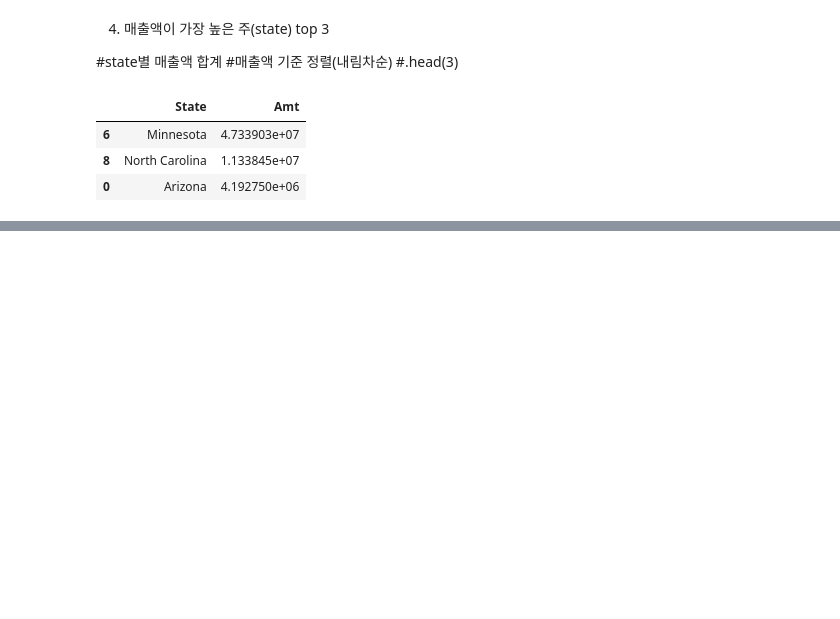
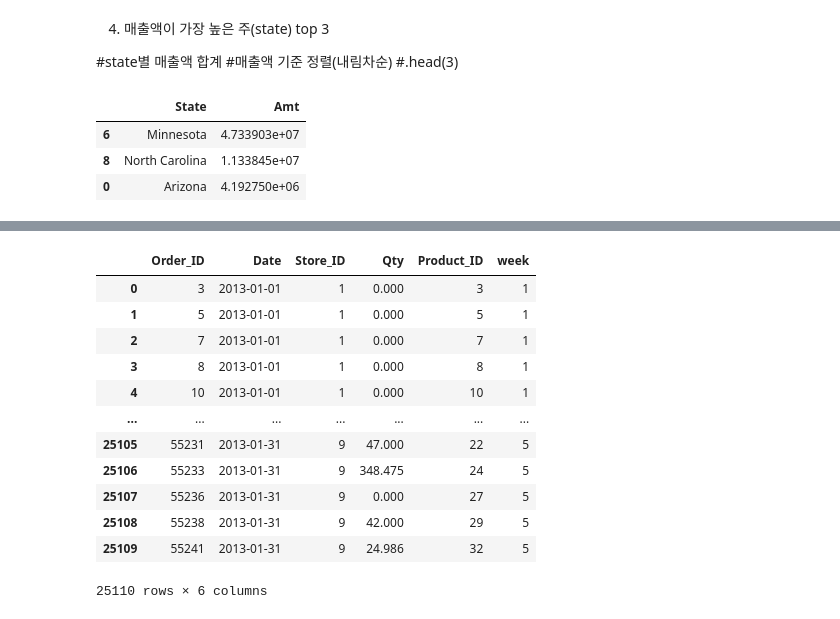
Before and after one commit to jmu1462/20230207, a Jupyter notebook: 02 - 데이터프레임 결합.ipynb, the cells around one changed output, grey strips where cells are left out. Saved outputs shown, nothing was run; the diff lists cells and outputs as text; code cells hidden in the pictures; blank space fills up the shorter version.

```diff
--- a/02 - 데이터프레임 결합.ipynb
+++ b/02 - 데이터프레임 결합.ipynb
@@ -386,0 +400,19 @@ te
+# %%
+sales['Date']=pd.to_datetime(sales['Date'])
+sales['week'] = sales['Date'].dt.isocalendar().week
+
+#1. sales['Date'] = pd.to_datetime(sales['Date']) sales['Week'] = sales['Date'].dt.isocalendar().week sales2 = sales.loc[ sales['Week'] == 3 ]
+# %% [output]
+|  | Order_ID | Date | Store_ID | Qty | Product_ID | week |
+| 0 | 3 | 2013-01-01 | 1 | 0.000 | 3 | 1 |
+| 1 | 5 | 2013-01-01 | 1 | 0.000 | 5 | 1 |
+| 2 | 7 | 2013-01-01 | 1 | 0.000 | 7 | 1 |
+| 3 | 8 | 2013-01-01 | 1 | 0.000 | 8 | 1 |
+| 4 | 10 | 2013-01-01 | 1 | 0.000 | 10 | 1 |
+| ... | ... | ... | ... | ... | ... | ... |
+| 25105 | 55231 | 2013-01-31 | 9 | 47.000 | 22 | 5 |
+| 25106 | 55233 | 2013-01-31 | 9 | 348.475 | 24 | 5 |
+| 25107 | 55236 | 2013-01-31 | 9 | 0.000 | 27 | 5 |
+| 25108 | 55238 | 2013-01-31 | 9 | 42.000 | 29 | 5 |
+| 25109 | 55241 | 2013-01-31 | 9 | 24.986 | 32 | 5 |
+25110 rows × 6 columns
```
Also changed, not shown: parts of 5 cells of this notebook.
